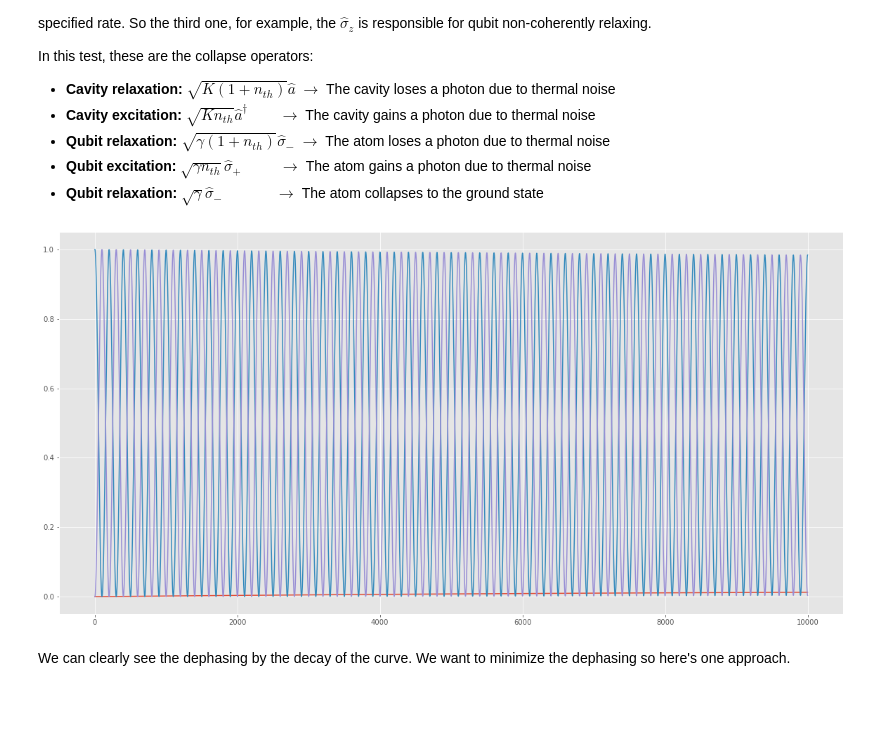
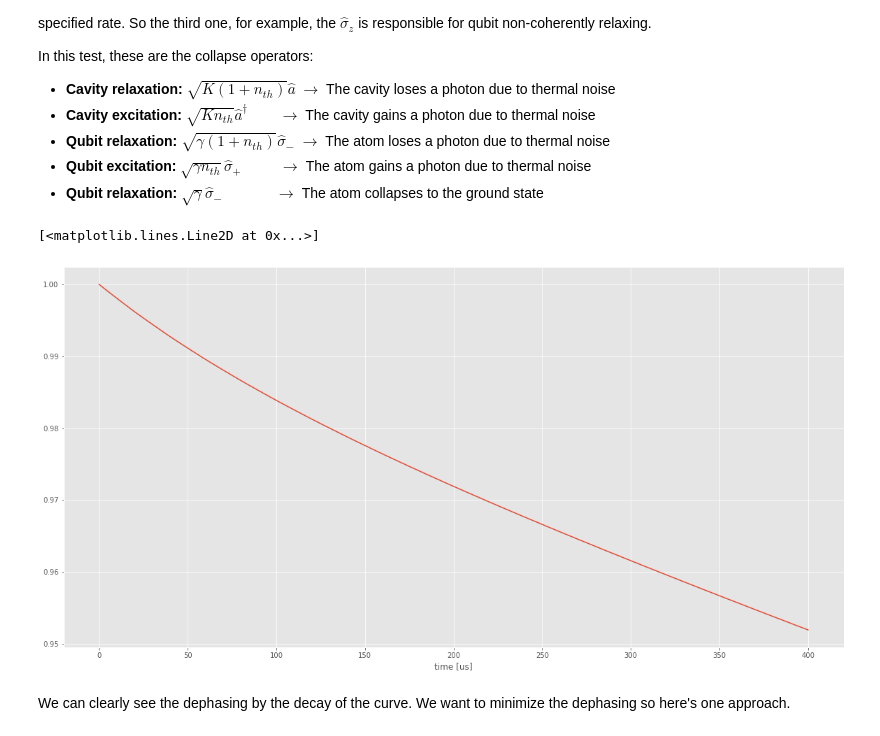
Before and after one commit to DanielCohenHillel/Cavity-Analysis, a Jupyter notebook: dephasing/dephasing.ipynb, the cells around one changed output. Saved outputs shown, nothing was run; the diff lists cells and outputs as text; code cells hidden in the pictures; blank space fills up the shorter version.

```diff
--- a/dephasing/dephasing.ipynb
+++ b/dephasing/dephasing.ipynb
@@ -37,20 +37,18 @@ with open('parameters.csv') as csv_file:
 # %%
-wc     = params['wc']      # cavity frequency
-wa     = params['wa']      # atom frequency
-
-g      = params['g']       # coupling strength
-chi_e    = params['chi_e']
-chi_f    = params['chi_f']
-kappa  = params['kappa']   # cavity dissipation rate
-gamma  = params['gamma']   # atom dissipation rate
-N      = int(params['N'])       # number of cavity fock states
-qub_lvls = int(params['qub_lvls'])
-n_th_a = params['n_th_a']  # avg number of atom bath excitation
-n_th_c = params['n_th_c']  # avg number of cavity bath excitation
-mu = 0.001                 # Measurement error rate
-
+wc       = 2*np.pi*0.0   # cavity frequency
+wa       = 0             # atom frequency
+g        = 2*np.pi*0.2   # coupling strength
+chi_e    = 2*np.pi*0.05
+chi_f    = 2*np.pi*0.1
+kappa    = 1e-6          # cavity dissipation rate
+gamma    = 0.02          # atom dissipation rate
+N        = 5             # number of cavity fock states
+qub_lvls = 3
+n_th_a   = 0.02          # avg number of atom bath excitation
+n_th_c   = 0.01          # avg number of cavity bath excitation
+mu       = [1e-3, 1e-3]  # Measurement error rate
 # tlist  = params.tlist
-tlist = np.linspace(0, 500, 10000)  # MUST: max(tlist) >> 1/chi
+tlist = np.linspace(0, 400, 400000)  # MUST: max(tlist) >> 1/chi
 # %% [markdown]
 #### 🔹 Defining Hamiltonian, initial state and operators
 # %%
@@ -104,11 +102,14 @@ output = qt.mesolve(H, psi0, tlist, c_ops, e_ops)
 # %%
 fig, ax = plt.subplots(figsize=(20,10))
 
-ax.plot(output.expect[2])
-ax.plot(output.expect[0])
-ax.plot(output.expect[1]);
+ax.set_xlabel('time [us]')
+
+# ax.plot(tlist, output.expect[2])
+ax.plot(tlist, output.expect[0])
+# ax.plot(tlist, output.expect[1]);
 # %% [output]
+[<matplotlib.lines.Line2D at 0x...>]
-[figure, old version]
+[figure, new version]
 # %% [markdown]
 We can clearly see the dephasing by the decay of the curve. We want to minimize the dephasing so here's one approach.
 # %% [markdown]
```
Also changed, not shown: parts of 11 cells of this notebook, 3 other files.
